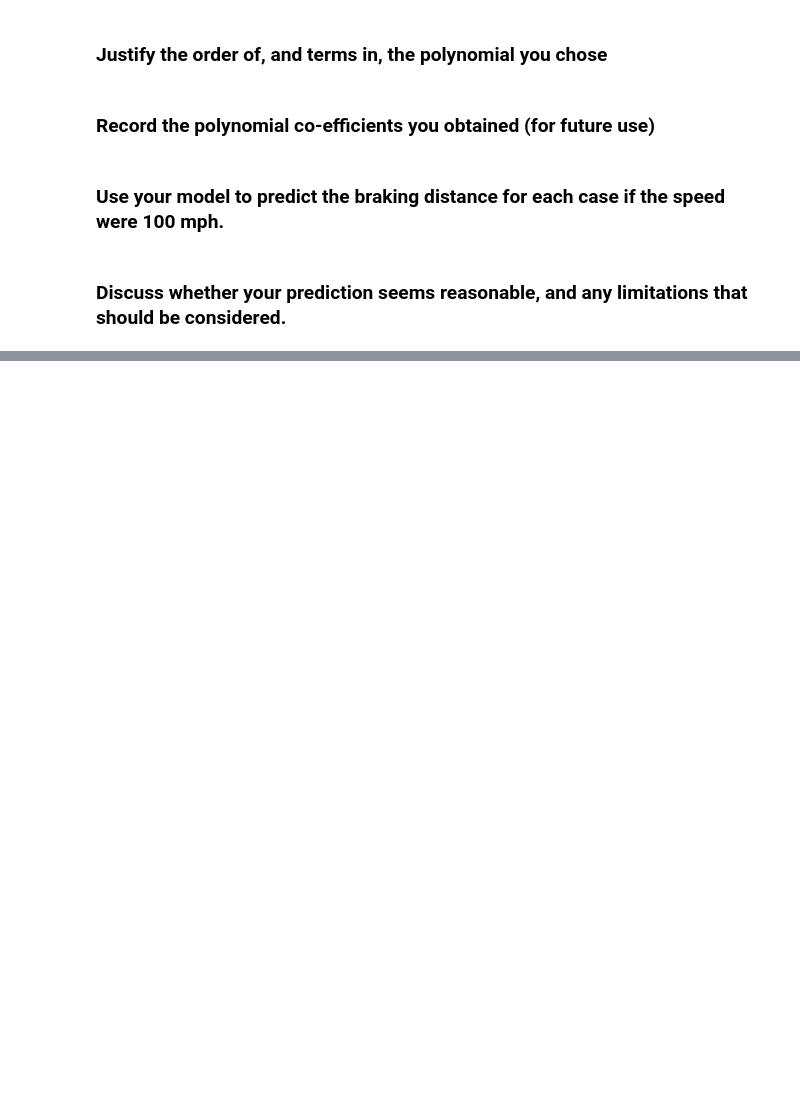
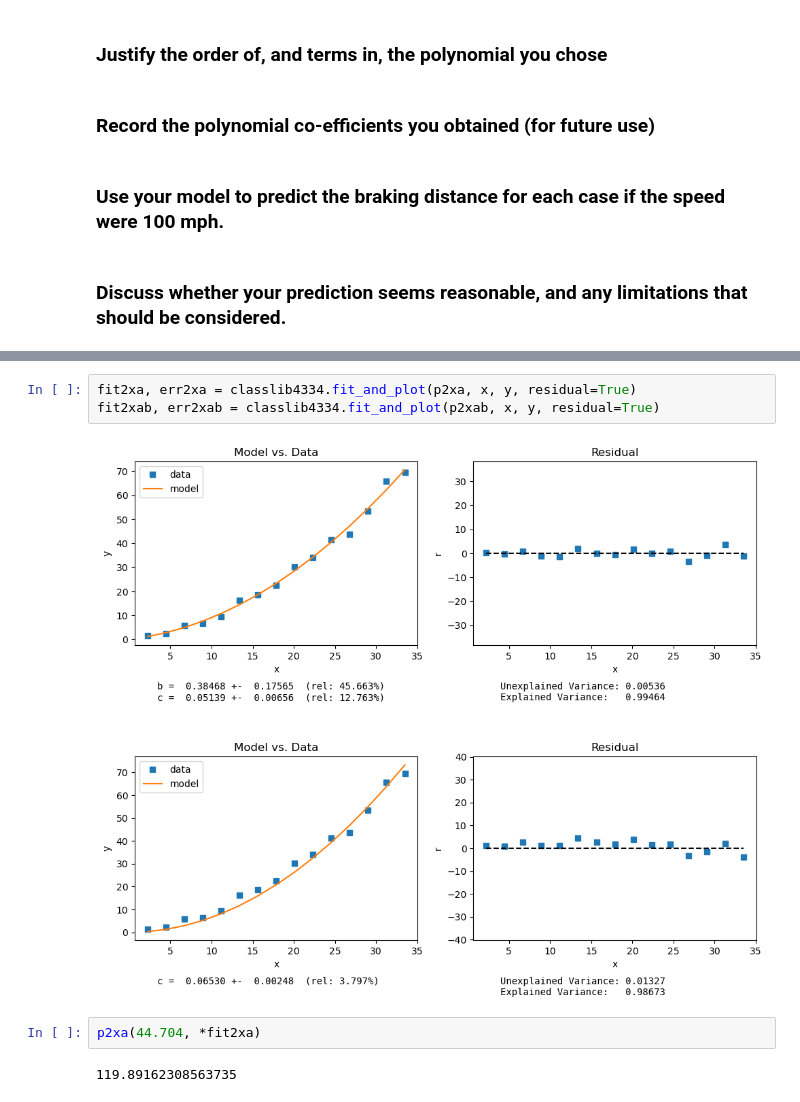
Before and after one commit to ririye01/math4334-MathModelingNotebooks, a Jupyter notebook: homework/hw2a/hw2a.ipynb, the cells around one changed output, grey strips where cells are left out. Drawn from its saved outputs; the diff is of its cells as text; blank space fills up the shorter version.

```diff
--- a/homework/hw2a/hw2a.ipynb
+++ b/homework/hw2a/hw2a.ipynb
@@ -141,0 +256,10 @@ fit2xab, err2xab = classlib4334.fit_and_plot(p2xab, x, y, residual=True)
+# %%
+fit2xa, err2xa = classlib4334.fit_and_plot(p2xa, x, y, residual=True)
+fit2xab, err2xab = classlib4334.fit_and_plot(p2xab, x, y, residual=True)
+# %% [output]
+[figure, added]
+[figure, added]
+# %%
+p2xa(44.704, *fit2xa)
+# %% [output]
+119.89162308563735
```
Also changed, not shown: parts of 9 cells of this notebook, 7 other files.
